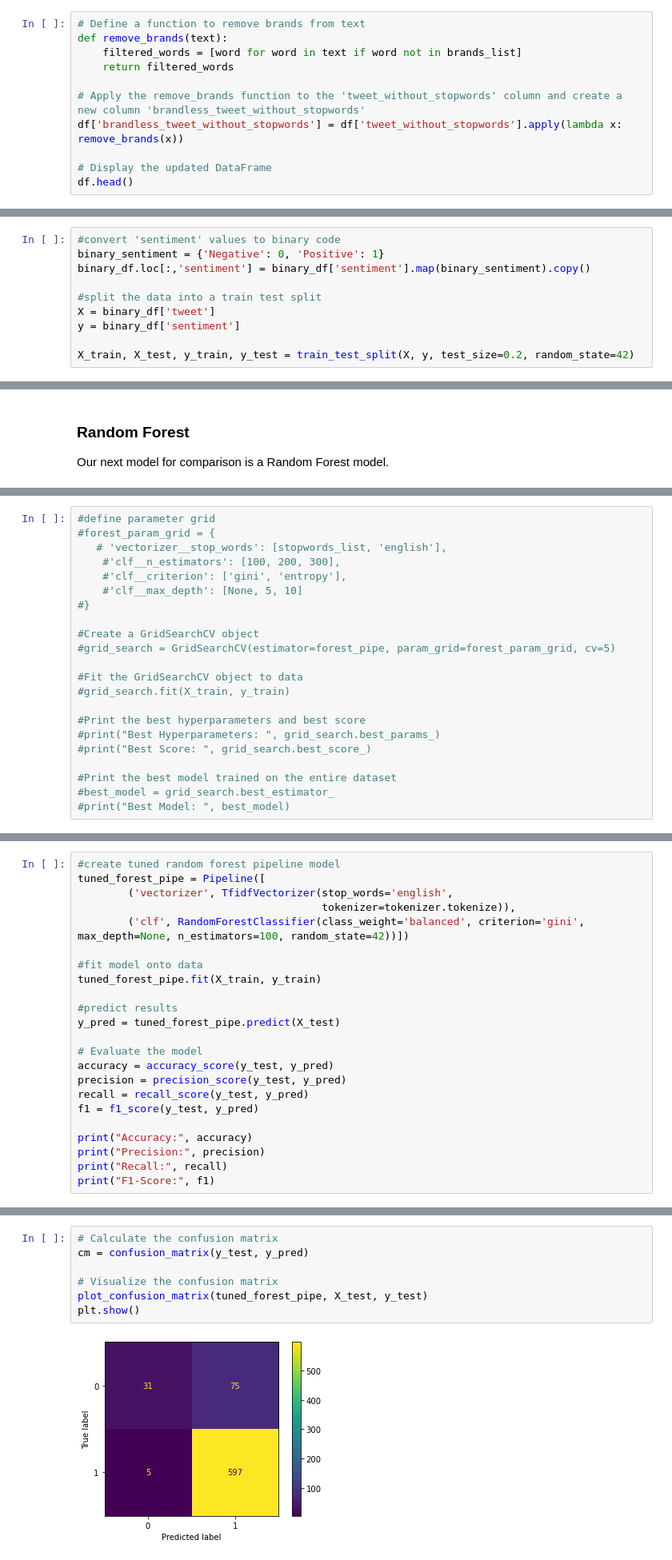
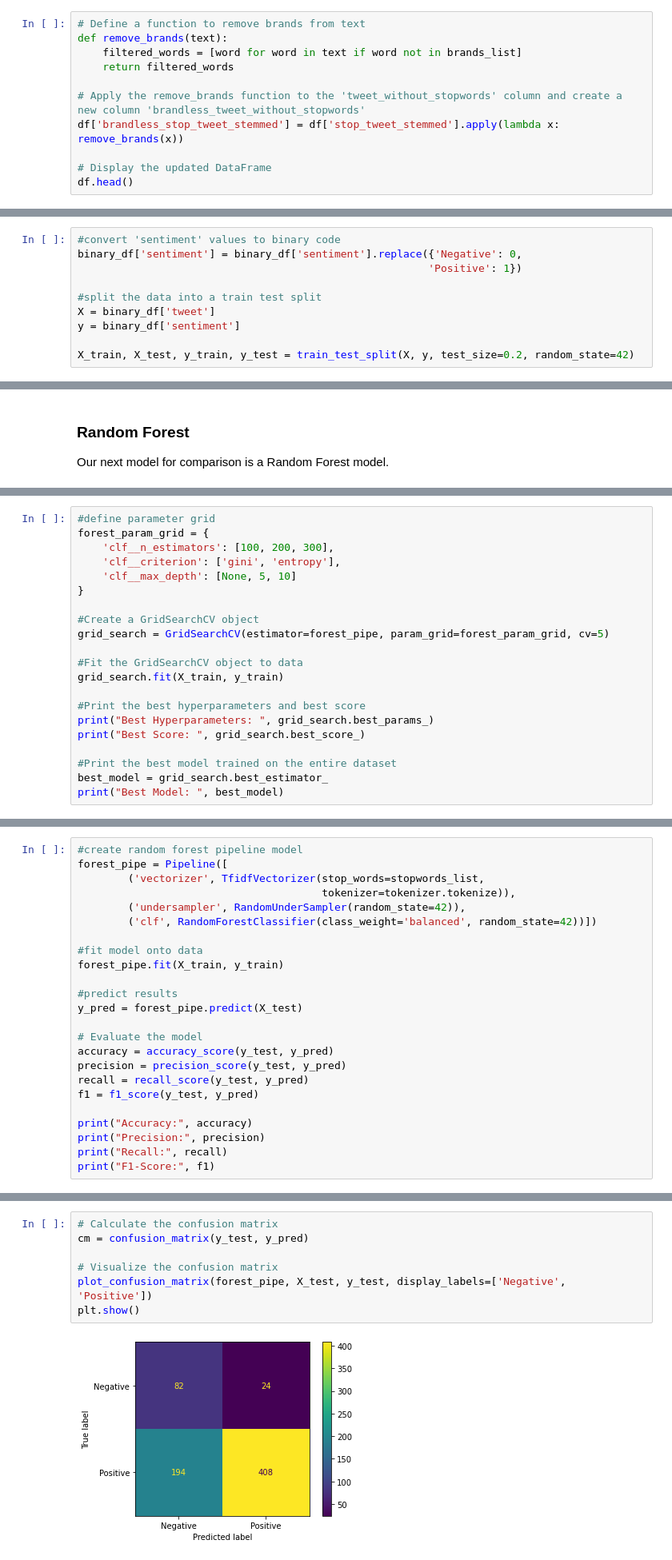
Before and after one commit to chrismiley87/tweet-project, a Jupyter notebook: notebook.ipynb, the cells around one changed output, grey strips where cells are left out. Shown at 80% size. Saved outputs shown, nothing was run; the diff lists cells and outputs as text.

```diff
--- a/notebook.ipynb
+++ b/notebook.ipynb
@@ -806,7 +807,7 @@ def remove_brands(text):
     return filtered_words
 
 # Apply the remove_brands function to the 'tweet_without_stopwords' column and create a new column 'brandless_tweet_without_stopwords'
-df['brandless_tweet_without_stopwords'] = df['tweet_without_stopwords'].apply(lambda x: remove_brands(x))
+df['brandless_stop_tweet_stemmed'] = df['stop_tweet_stemmed'].apply(lambda x: remove_brands(x))
 
 # Display the updated DataFrame
 df.head()
@@ -1038,8 +1075,8 @@ First thing we do is extract the 'Positive' and 'Negative' rows to create a simp
 binary_df = df[df['sentiment'] != 'Neutral']
 # %%
 #convert 'sentiment' values to binary code
-binary_sentiment = {'Negative': 0, 'Positive': 1}
-binary_df.loc[:,'sentiment'] = binary_df['sentiment'].map(binary_sentiment).copy()
+binary_df['sentiment'] = binary_df['sentiment'].replace({'Negative': 0,
+                                                        'Positive': 1})
 
 #split the data into a train test split
 X = binary_df['tweet']
@@ -1297,22 +1293,21 @@ Similar to our Naive Bayes model, our baseline Random Forest model is doing a go
 # %%
 #define parameter grid
-#forest_param_grid = {
-   # 'vectorizer__stop_words': [stopwords_list, 'english'],
-    #'clf__n_estimators': [100, 200, 300],
-    #'clf__criterion': ['gini', 'entropy'],
-    #'clf__max_depth': [None, 5, 10]
-#}
+forest_param_grid = {
+    'clf__n_estimators': [100, 200, 300],
+    'clf__criterion': ['gini', 'entropy'],
+    'clf__max_depth': [None, 5, 10]
+}
 
 #Create a GridSearchCV object
-#grid_search = GridSearchCV(estimator=forest_pipe, param_grid=forest_param_grid, cv=5)
+grid_search = GridSearchCV(estimator=forest_pipe, param_grid=forest_param_grid, cv=5)
 
 #Fit the GridSearchCV object to data
-#grid_search.fit(X_train, y_train)
+grid_search.fit(X_train, y_train)
 
 #Print the best hyperparameters and best score
-#print("Best Hyperparameters: ", grid_search.best_params_)
-#print("Best Score: ", grid_search.best_score_)
+print("Best Hyperparameters: ", grid_search.best_params_)
+print("Best Score: ", grid_search.best_score_)
 
 #Print the best model trained on the entire dataset
-#best_model = grid_search.best_estimator_
-#print("Best Model: ", best_model)
+best_model = grid_search.best_estimator_
+print("Best Model: ", best_model)
@@ -1319,15 +1332,16 @@ Similar to our Naive Bayes model, our baseline Random Forest model is doing a go
 # %%
-#create tuned random forest pipeline model
-tuned_forest_pipe = Pipeline([
-        ('vectorizer', TfidfVectorizer(stop_words='english',
+#create random forest pipeline model
+forest_pipe = Pipeline([
+        ('vectorizer', TfidfVectorizer(stop_words=stopwords_list,
                                        tokenizer=tokenizer.tokenize)),
-        ('clf', RandomForestClassifier(class_weight='balanced', criterion='gini', max_depth=None, n_estimators=100, random_state=42))])
+        ('undersampler', RandomUnderSampler(random_state=42)),
+        ('clf', RandomForestClassifier(class_weight='balanced', random_state=42))])
 
 #fit model onto data
-tuned_forest_pipe.fit(X_train, y_train)
+forest_pipe.fit(X_train, y_train)
 
 #predict results
-y_pred = tuned_forest_pipe.predict(X_test)
+y_pred = forest_pipe.predict(X_test)
 
 # Evaluate the model
 accuracy = accuracy_score(y_test, y_pred)
@@ -1347,12 +1361,12 @@ F1-Score: 0.9372056514913658
 # %%
 # Calculate the confusion matrix
 cm = confusion_matrix(y_test, y_pred)
 
 # Visualize the confusion matrix
-plot_confusion_matrix(tuned_forest_pipe, X_test, y_test)
+plot_confusion_matrix(forest_pipe, X_test, y_test, display_labels=['Negative', 'Positive'])
 plt.show()
 # %% [output]
-[figure, old version]
+[figure, new version]
 # %%
 #create classification report
 report = classification_report(y_test, y_pred)
```
Also changed, not shown: parts of 76 cells of this notebook.
